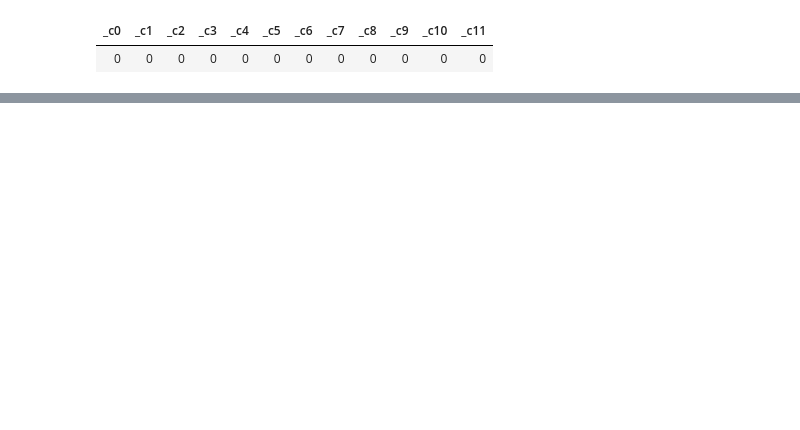
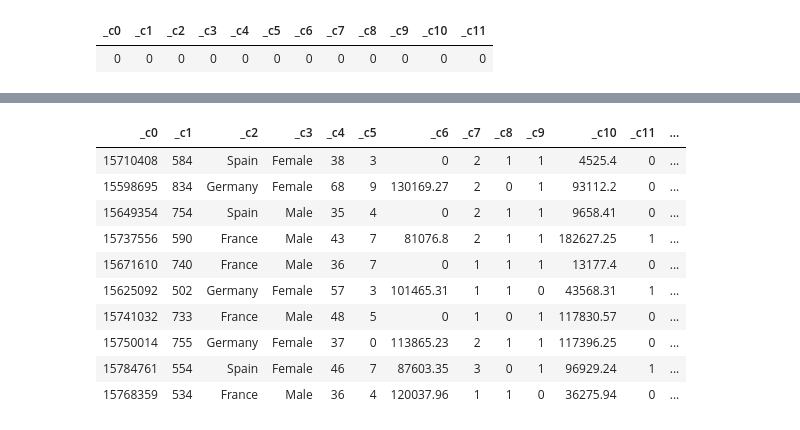
Before and after one commit to zulatopaula/MVP_CD_BankChurn, a Jupyter notebook: PZ_MVP_CD_BankChurn_DE_Final.ipynb, the cells around one changed output, grey strips where cells are left out. Cells and saved outputs as stored; diff of their text form; code cells hidden in the pictures; blank space fills up the shorter version.

```diff
--- a/PZ_MVP_CD_BankChurn_DE_Final.ipynb
+++ b/PZ_MVP_CD_BankChurn_DE_Final.ipynb
@@ -104,0 +200,16 @@ display(null_counts)
+# %%
+%sql
+--Demonstrando os dados existentes na nova tabela silver usando o comando Select do SQL e limitando a 10 registros
+SELECT * FROM silver_general_table LIMIT 10
+# %% [output]
+| _c0 | _c1 | _c2 | _c3 | _c4 | _c5 | _c6 | _c7 | _c8 | _c9 | _c10 | _c11 | ... |
+| 15710408 | 584 | Spain | Female | 38 | 3 | 0 | 2 | 1 | 1 | 4525.4 | 0 | ... |
+| 15598695 | 834 | Germany | Female | 68 | 9 | 130169.27 | 2 | 0 | 1 | 93112.2 | 0 | ... |
+| 15649354 | 754 | Spain | Male | 35 | 4 | 0 | 2 | 1 | 1 | 9658.41 | 0 | ... |
+| 15737556 | 590 | France | Male | 43 | 7 | 81076.8 | 2 | 1 | 1 | 182627.25 | 1 | ... |
+| 15671610 | 740 | France | Male | 36 | 7 | 0 | 1 | 1 | 1 | 13177.4 | 0 | ... |
+| 15625092 | 502 | Germany | Female | 57 | 3 | 101465.31 | 1 | 1 | 0 | 43568.31 | 1 | ... |
+| 15741032 | 733 | France | Male | 48 | 5 | 0 | 1 | 0 | 1 | 117830.57 | 0 | ... |
+| 15750014 | 755 | Germany | Female | 37 | 0 | 113865.23 | 2 | 1 | 1 | 117396.25 | 0 | ... |
+| 15784761 | 554 | Spain | Female | 46 | 7 | 87603.35 | 3 | 0 | 1 | 96929.24 | 1 | ... |
+| 15768359 | 534 | France | Male | 36 | 4 | 120037.96 | 1 | 1 | 0 | 36275.94 | 0 | ... |
```
Also changed, not shown: parts of 14 cells of this notebook.
